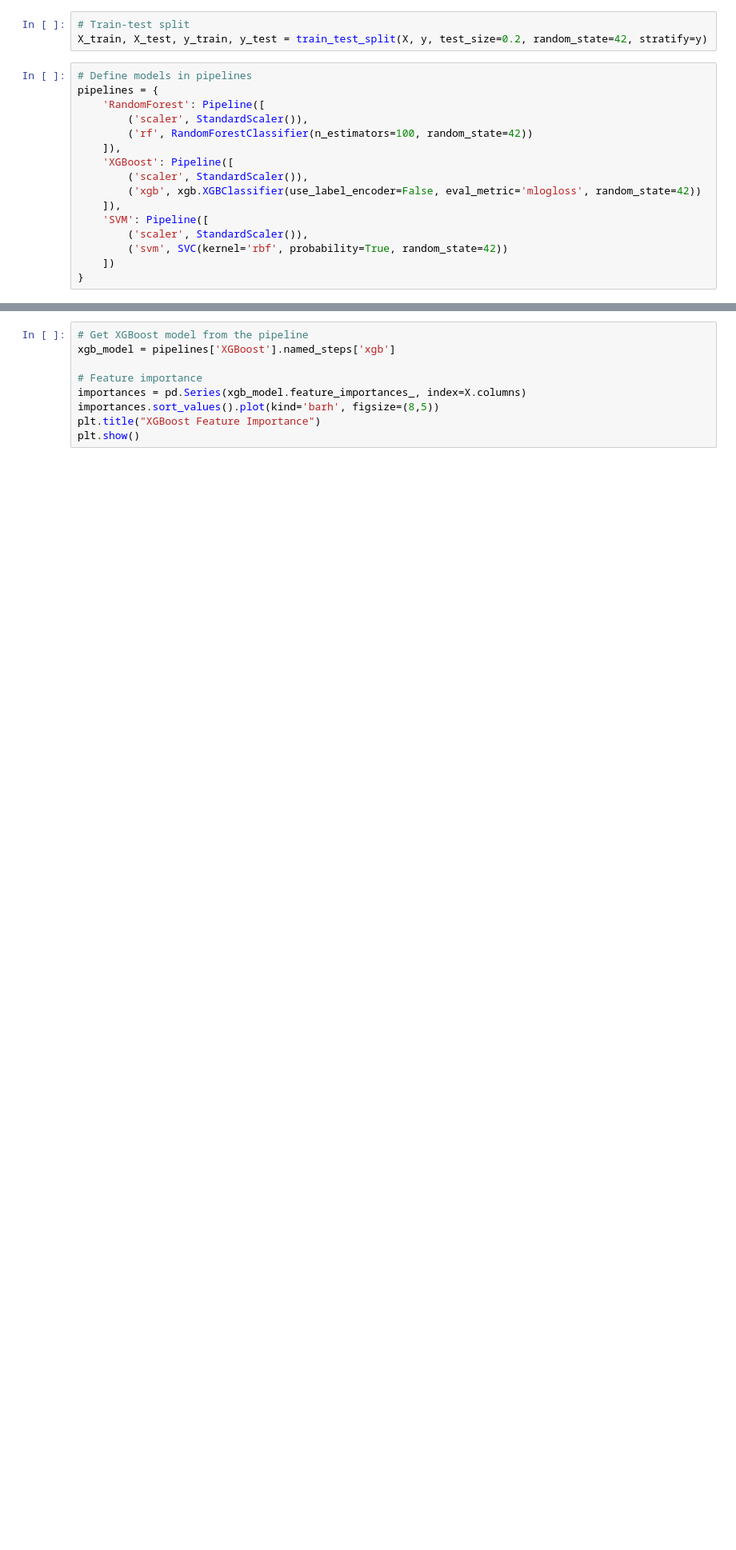
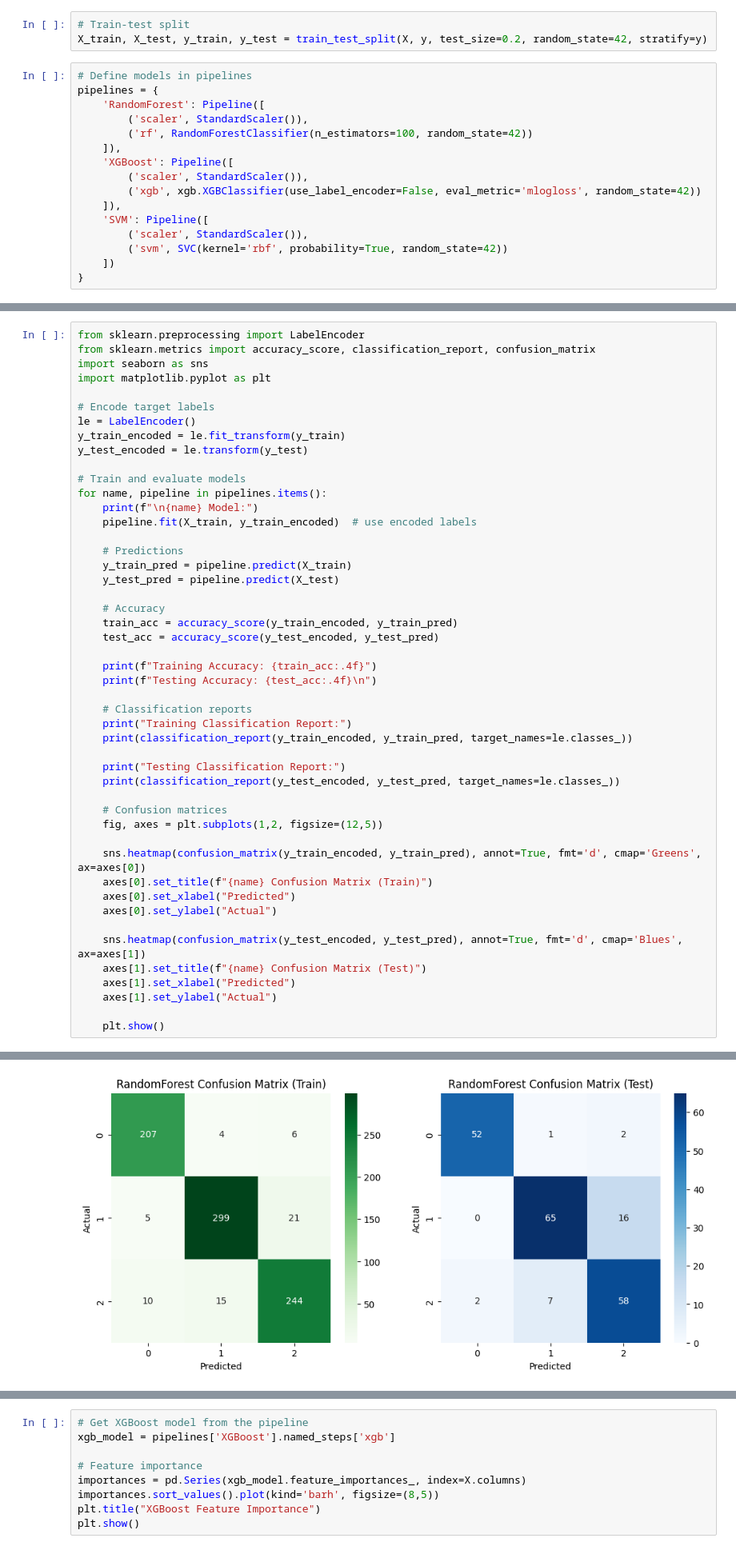
Before and after one commit to Joy-Dorcas/MATERNAL-HEALTH-RISK, a Jupyter notebook: code.ipynb, the cells around one changed output, grey strips where cells are left out. Shown at 80% size. Cells and saved outputs as stored; diff of their text form; blank space fills up the shorter version.

```diff
--- a/code.ipynb
+++ b/code.ipynb
@@ -247,0 +154,49 @@ weighted avg       0.74      0.72      0.71       203
+# %%
+from sklearn.preprocessing import LabelEncoder
+from sklearn.metrics import accuracy_score, classification_report, confusion_matrix
+import seaborn as sns
+import matplotlib.pyplot as plt
+
+# Encode target labels
+le = LabelEncoder()
+y_train_encoded = le.fit_transform(y_train)
+y_test_encoded = le.transform(y_test)
+
+# Train and evaluate models
+for name, pipeline in pipelines.items():
+    print(f"\n{name} Model:")
+    pipeline.fit(X_train, y_train_encoded)  # use encoded labels
+
+    # Predictions
+    y_train_pred = pipeline.predict(X_train)
+    y_test_pred = pipeline.predict(X_test)
+
+    # Accuracy
+    train_acc = accuracy_score(y_train_encoded, y_train_pred)
+    test_acc = accuracy_score(y_test_encoded, y_test_pred)
+
+    print(f"Training Accuracy: {train_acc:.4f}")
+    print(f"Testing Accuracy: {test_acc:.4f}\n")
+
+    # Classification reports
+    print("Training Classification Report:")
+    print(classification_report(y_train_encoded, y_train_pred, target_names=le.classes_))
+
+    print("Testing Classification Report:")
+    print(classification_report(y_test_encoded, y_test_pred, target_names=le.classes_))
+
+    # Confusion matrices
+    fig, axes = plt.subplots(1,2, figsize=(12,5))
+
+    sns.heatmap(confusion_matrix(y_train_encoded, y_train_pred), annot=True, fmt='d', cmap='Greens', ax=axes[0])
+    axes[0].set_title(f"{name} Confusion Matrix (Train)")
+    axes[0].set_xlabel("Predicted")
+    axes[0].set_ylabel("Actual")
+
+    sns.heatmap(confusion_matrix(y_test_encoded, y_test_pred), annot=True, fmt='d', cmap='Blues', ax=axes[1])
+    axes[1].set_title(f"{name} Confusion Matrix (Test)")
+    axes[1].set_xlabel("Predicted")
+    axes[1].set_ylabel("Actual")
+
+    plt.show()
+# %% [output]
@@ -247,0 +220 @@ weighted avg       0.74      0.72      0.71       203
+[figure, added]
```
Also changed, not shown: parts of 9 cells of this notebook.
